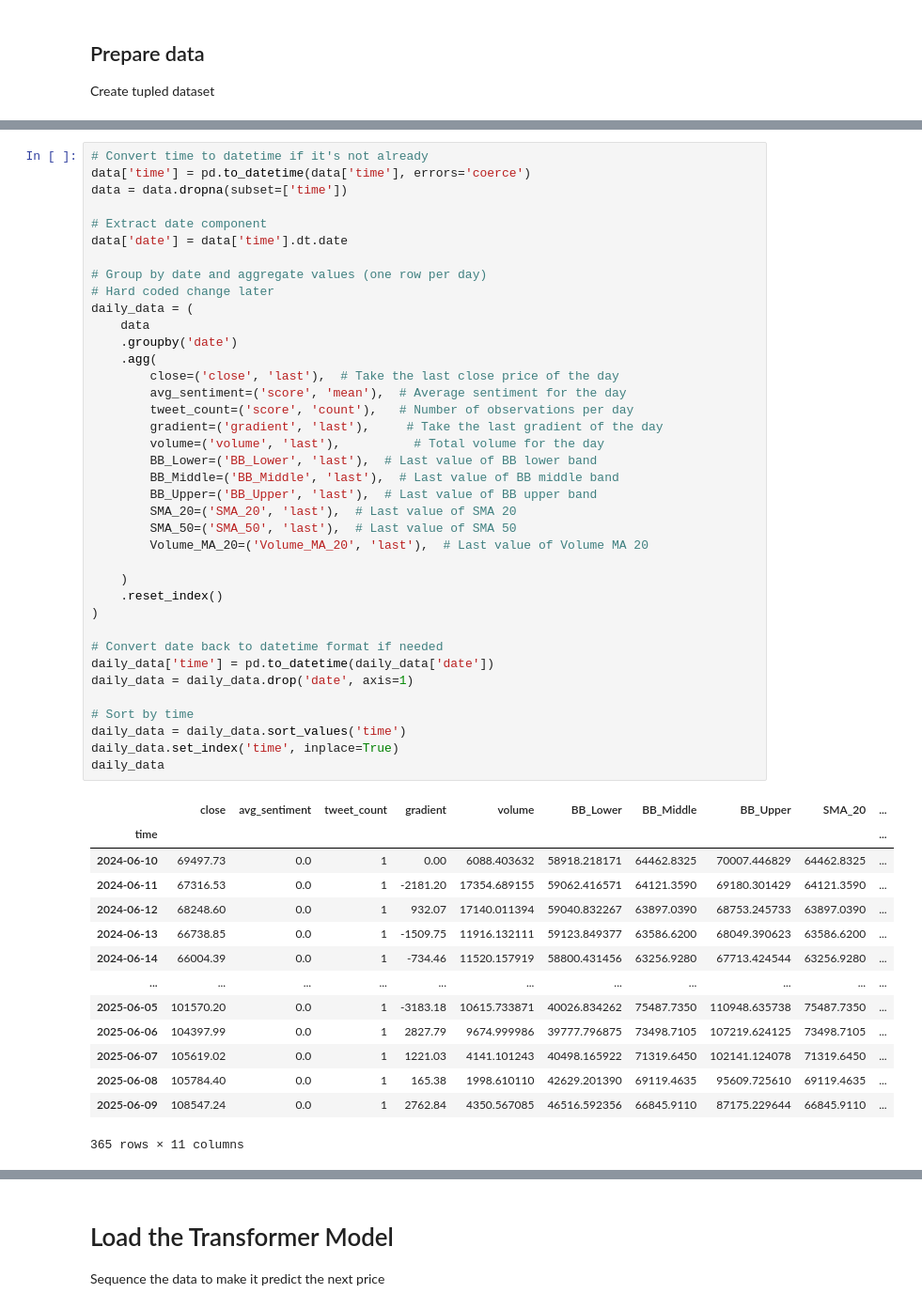
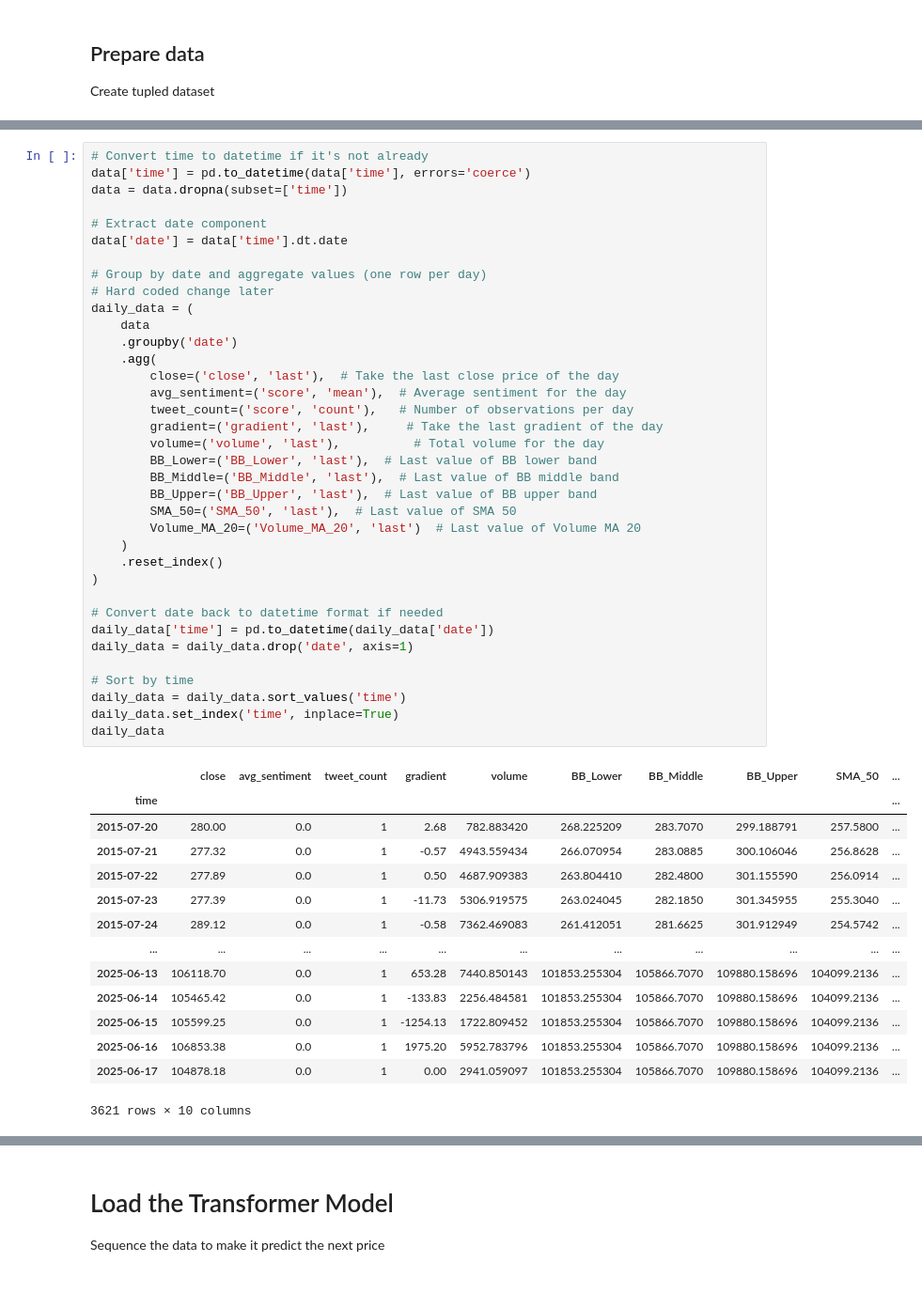
Before and after one commit to matteoshafer/cryptoTrading_fork, a Jupyter notebook: training notebooks/transformer.ipynb, the cells around one changed output, grey strips where cells are left out. Shown at 94% size. Cells and saved outputs as stored; diff of their text form.

```diff
--- a/training notebooks/transformer.ipynb
+++ b/training notebooks/transformer.ipynb
@@ -48,50 +48,48 @@ data = data.dropna(subset=['time'])
 data['date'] = data['time'].dt.date
 
 # Group by date and aggregate values (one row per day)
 # Hard coded change later
 daily_data = (
     data
     .groupby('date')
     .agg(
         close=('close', 'last'),  # Take the last close price of the day
         avg_sentiment=('score', 'mean'),  # Average sentiment for the day
         tweet_count=('score', 'count'),   # Number of observations per day
         gradient=('gradient', 'last'),     # Take the last gradient of the day
         volume=('volume', 'last'),          # Total volume for the day
         BB_Lower=('BB_Lower', 'last'),  # Last value of BB lower band
         BB_Middle=('BB_Middle', 'last'),  # Last value of BB middle band
         BB_Upper=('BB_Upper', 'last'),  # Last value of BB upper band
-        SMA_20=('SMA_20', 'last'),  # Last value of SMA 20
         SMA_50=('SMA_50', 'last'),  # Last value of SMA 50
-        Volume_MA_20=('Volume_MA_20', 'last'),  # Last value of Volume MA 20
-
+        Volume_MA_20=('Volume_MA_20', 'last')  # Last value of Volume MA 20
     )
     .reset_index()
 )
 
 # Convert date back to datetime format if needed
 daily_data['time'] = pd.to_datetime(daily_data['date'])
 daily_data = daily_data.drop('date', axis=1)
 
 # Sort by time
 daily_data = daily_data.sort_values('time')
 daily_data.set_index('time', inplace=True)
 daily_data
 # %% [output]
-|  | close | avg_sentiment | tweet_count | gradient | volume | BB_Lower | BB_Middle | BB_Upper | SMA_20 | ... |
+|  | close | avg_sentiment | tweet_count | gradient | volume | BB_Lower | BB_Middle | BB_Upper | SMA_50 | ... |
 | time |  |  |  |  |  |  |  |  |  | ... |
-| 2024-06-10 | 69497.73 | 0.0 | 1 | 0.00 | 6088.403632 | 58918.218171 | 64462.8325 | 70007.446829 | 64462.8325 | ... |
-| 2024-06-11 | 67316.53 | 0.0 | 1 | -2181.20 | 17354.689155 | 59062.416571 | 64121.3590 | 69180.301429 | 64121.3590 | ... |
-| 2024-06-12 | 68248.60 | 0.0 | 1 | 932.07 | 17140.011394 | 59040.832267 | 63897.0390 | 68753.245733 | 63897.0390 | ... |
-| 2024-06-13 | 66738.85 | 0.0 | 1 | -1509.75 | 11916.132111 | 59123.849377 | 63586.6200 | 68049.390623 | 63586.6200 | ... |
-| 2024-06-14 | 66004.39 | 0.0 | 1 | -734.46 | 11520.157919 | 58800.431456 | 63256.9280 | 67713.424544 | 63256.9280 | ... |
+| 2015-07-20 | 280.00 | 0.0 | 1 | 2.68 | 782.883420 | 268.225209 | 283.7070 | 299.188791 | 257.5800 | ... |
+| 2015-07-21 | 277.32 | 0.0 | 1 | -0.57 | 4943.559434 | 266.070954 | 283.0885 | 300.106046 | 256.8628 | ... |
+| 2015-07-22 | 277.89 | 0.0 | 1 | 0.50 | 4687.909383 | 263.804410 | 282.4800 | 301.155590 | 256.0914 | ... |
+| 2015-07-23 | 277.39 | 0.0 | 1 | -11.73 | 5306.919575 | 263.024045 | 282.1850 | 301.345955 | 255.3040 | ... |
+| 2015-07-24 | 289.12 | 0.0 | 1 | -0.58 | 7362.469083 | 261.412051 | 281.6625 | 301.912949 | 254.5742 | ... |
 | ... | ... | ... | ... | ... | ... | ... | ... | ... | ... | ... |
-| 2025-06-05 | 101570.20 | 0.0 | 1 | -3183.18 | 10615.733871 | 40026.834262 | 75487.7350 | 110948.635738 | 75487.7350 | ... |
-| 2025-06-06 | 104397.99 | 0.0 | 1 | 2827.79 | 9674.999986 | 39777.796875 | 73498.7105 | 107219.624125 | 73498.7105 | ... |
-| 2025-06-07 | 105619.02 | 0.0 | 1 | 1221.03 | 4141.101243 | 40498.165922 | 71319.6450 | 102141.124078 | 71319.6450 | ... |
-| 2025-06-08 | 105784.40 | 0.0 | 1 | 165.38 | 1998.610110 | 42629.201390 | 69119.4635 | 95609.725610 | 69119.4635 | ... |
-| 2025-06-09 | 108547.24 | 0.0 | 1 | 2762.84 | 4350.567085 | 46516.592356 | 66845.9110 | 87175.229644 | 66845.9110 | ... |
+| 2025-06-13 | 106118.70 | 0.0 | 1 | 653.28 | 7440.850143 | 101853.255304 | 105866.7070 | 109880.158696 | 104099.2136 | ... |
+| 2025-06-14 | 105465.42 | 0.0 | 1 | -133.83 | 2256.484581 | 101853.255304 | 105866.7070 | 109880.158696 | 104099.2136 | ... |
+| 2025-06-15 | 105599.25 | 0.0 | 1 | -1254.13 | 1722.809452 | 101853.255304 | 105866.7070 | 109880.158696 | 104099.2136 | ... |
+| 2025-06-16 | 106853.38 | 0.0 | 1 | 1975.20 | 5952.783796 | 101853.255304 | 105866.7070 | 109880.158696 | 104099.2136 | ... |
+| 2025-06-17 | 104878.18 | 0.0 | 1 | 0.00 | 2941.059097 | 101853.255304 | 105866.7070 | 109880.158696 | 104099.2136 | ... |
-365 rows × 11 columns
+3621 rows × 10 columns
 # %%
 daily_data['close'].plot.line(title=f'{COIN} Price', figsize=(12, 6), ylabel='Price (USD)', xlabel='Date')
 # %% [output]
```
Also changed, not shown: parts of 8 cells of this notebook, 3 other files.
